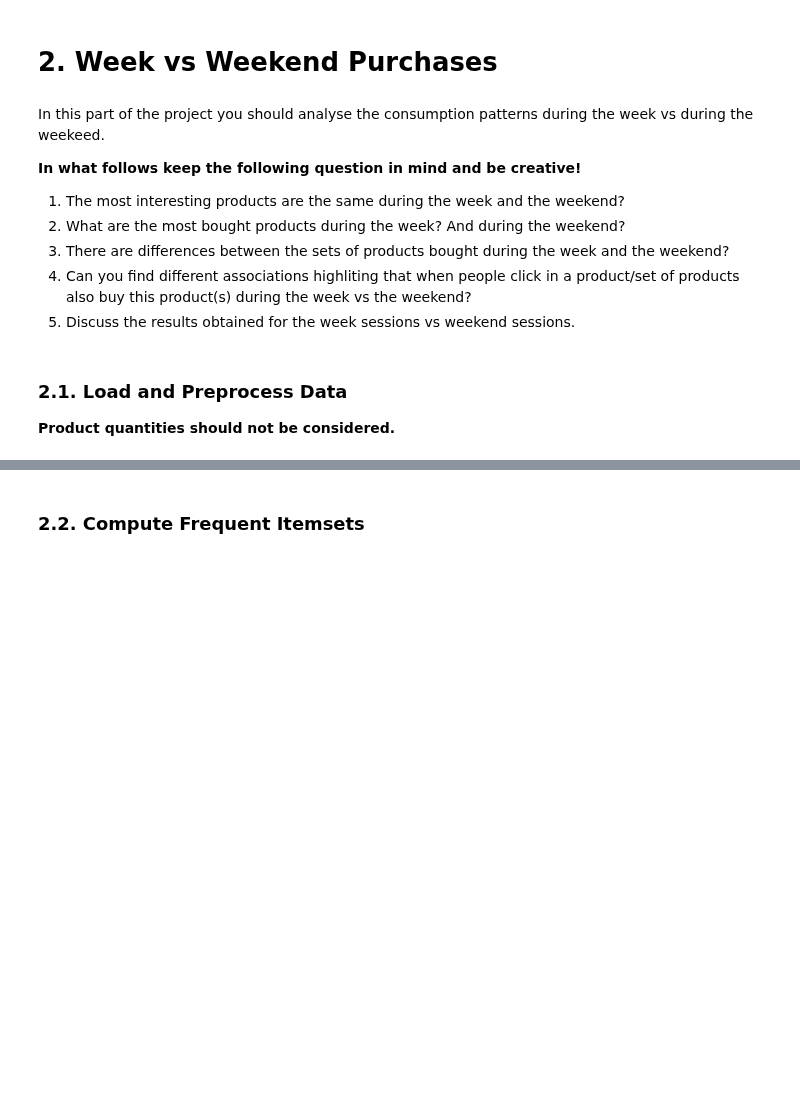
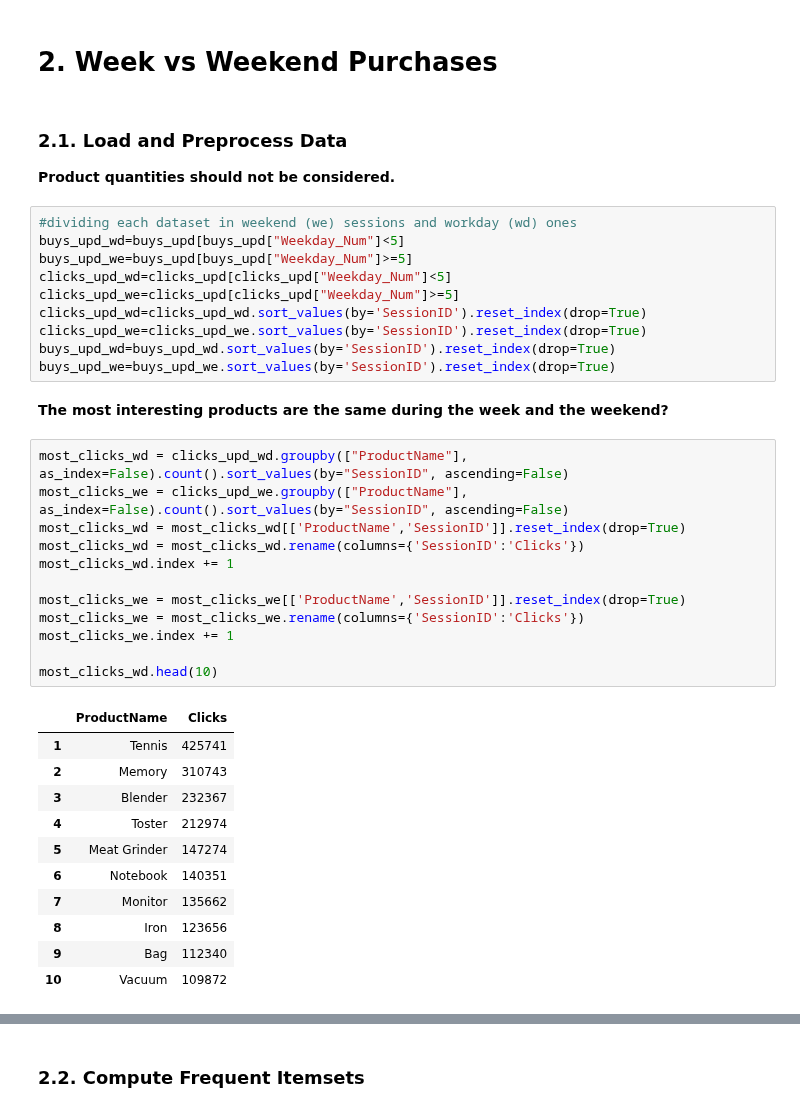
Before and after one commit to flpsantos3/PD_01, a Jupyter notebook: PD_202021_P1.ipynb, the cells around one changed output, grey strips where cells are left out. Drawn from its saved outputs; the diff is of its cells as text; blank space fills up the shorter version.

```diff
--- a/PD_202021_P1.ipynb
+++ b/PD_202021_P1.ipynb
@@ -515,17 +516,43 @@ rules_clicks_fmax[(rules_clicks_fmax['length'] >= 2)].sort_values(by='support',
 > *It's also curious how small the Support threshold had to be in all of our computations, as any value higher than 2 was given back as empty. However considering how large the database is, both in the number of products sold and the sale number, we believe this is because of sales entropy and noise.*
 # %% [markdown]
 # 2. Week vs Weekend Purchases
-# %% [markdown]
-In this part of the project you should analyse the consumption patterns during the week vs during the weekeed.
-
-**In what follows keep the following question in mind and be creative!**
-
-1. The most interesting products are the same during the week and the weekend?
-2. What are the most bought products during the week? And during the weekend?
-3. There are differences between the sets of products bought during the week and the weekend?
-4. Can you find different associations highliting that when people click in a product/set of products also buy this product(s) during the week vs the weekend?
-5. Discuss the results obtained for the week sessions vs weekend sessions.
 # %% [markdown]
 ### 2.1. Load and Preprocess Data
 
  **Product quantities should not be considered.**
+# %%
+#dividing each dataset in weekend (we) sessions and workday (wd) ones
+buys_upd_wd=buys_upd[buys_upd["Weekday_Num"]<5]
+buys_upd_we=buys_upd[buys_upd["Weekday_Num"]>=5]
+clicks_upd_wd=clicks_upd[clicks_upd["Weekday_Num"]<5]
+clicks_upd_we=clicks_upd[clicks_upd["Weekday_Num"]>=5]
+clicks_upd_wd=clicks_upd_wd.sort_values(by='SessionID').reset_index(drop=True)
+clicks_upd_we=clicks_upd_we.sort_values(by='SessionID').reset_index(drop=True)
+buys_upd_wd=buys_upd_wd.sort_values(by='SessionID').reset_index(drop=True)
+buys_upd_we=buys_upd_we.sort_values(by='SessionID').reset_index(drop=True)
+# %% [markdown]
+**The most interesting products are the same during the week and the weekend?**
+# %%
+most_clicks_wd = clicks_upd_wd.groupby(["ProductName"], as_index=False).count().sort_values(by="SessionID", ascending=False)
+most_clicks_we = clicks_upd_we.groupby(["ProductName"], as_index=False).count().sort_values(by="SessionID", ascending=False)
+most_clicks_wd = most_clicks_wd[['ProductName','SessionID']].reset_index(drop=True)
+most_clicks_wd = most_clicks_wd.rename(columns={'SessionID':'Clicks'})
+most_clicks_wd.index += 1
+
+most_clicks_we = most_clicks_we[['ProductName','SessionID']].reset_index(drop=True)
+most_clicks_we = most_clicks_we.rename(columns={'SessionID':'Clicks'})
+most_clicks_we.index += 1
+
+most_clicks_wd.head(10)
+# %% [output]
+|  | ProductName | Clicks |
+| 1 | Tennis | 425741 |
+| 2 | Memory | 310743 |
+| 3 | Blender | 232367 |
+| 4 | Toster | 212974 |
+| 5 | Meat Grinder | 147274 |
+| 6 | Notebook | 140351 |
+| 7 | Monitor | 135662 |
+| 8 | Iron | 123656 |
+| 9 | Bag | 112340 |
+| 10 | Vacuum | 109872 |
```
Also changed, not shown: parts of 40 cells of this notebook.
